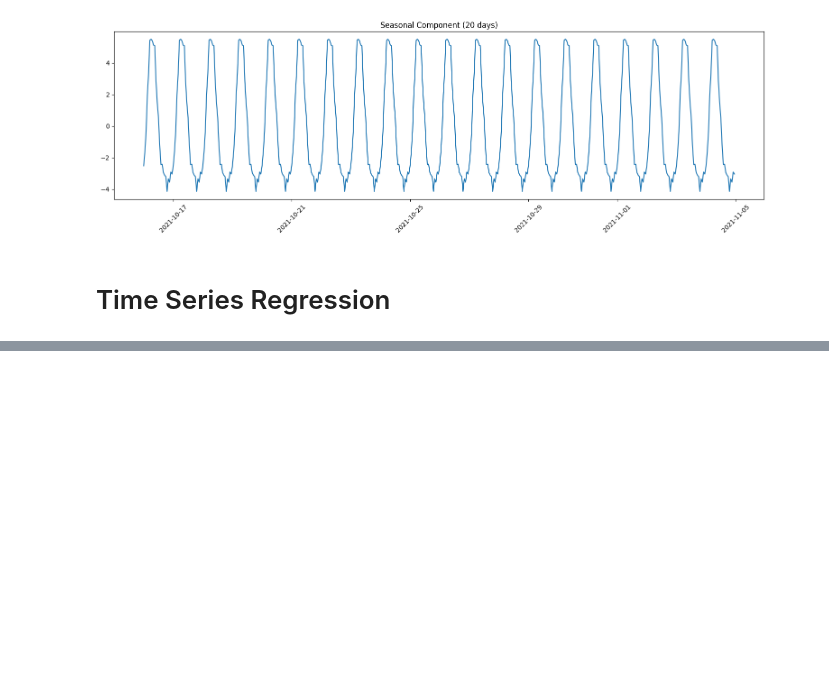
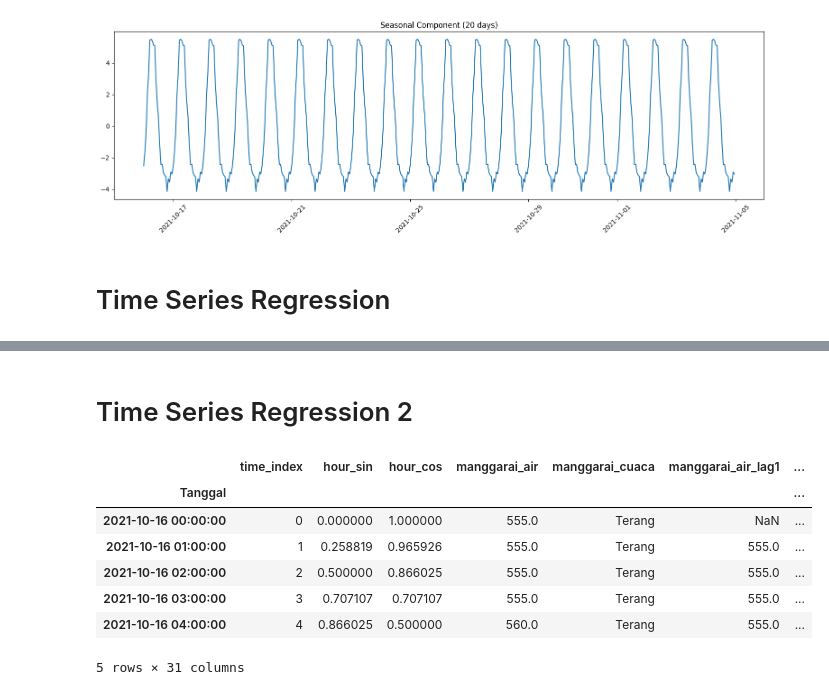
Before and after one commit to elvano22/Pintu-Air, a Jupyter notebook: 02 Data Preperation.ipynb, the cells around one changed output, grey strips where cells are left out. Cells and saved outputs as stored; diff of their text form; code cells hidden in the pictures; blank space fills up the shorter version.

```diff
--- a/02 Data Preperation.ipynb
+++ b/02 Data Preperation.ipynb
@@ -519,0 +478,2 @@ for station, features in weather_categories.items():
+# %% [markdown]
+# Time Series Regression 2
@@ -519,0 +482,40 @@ for station, features in weather_categories.items():
+# %%
+def create_lag(df, col, lags, output_list):
+    for i in lags:
+        if(i==0):
+            air_lag = df[f'{col} (air)'].shift(i).to_frame(f'{col.lower()}_air')
+            cuaca_lag = df[f'{col} (cuaca)'].shift(i).to_frame(f'{col.lower()}_cuaca')
+        else:
+            air_lag = df[f'{col} (air)'].shift(i).to_frame(f'{col.lower()}_air_lag{i}')
+            cuaca_lag = df[f'{col} (cuaca)'].shift(i).to_frame(f'{col.lower()}_cuaca_lag{i}')
+
+        output_list.append(air_lag)
+        output_list.append(cuaca_lag)
+
+    return output_list
+# %%
+df_reg = pd.DataFrame(index=df_final_cleaned.index)
+
+df_reg['time_index'] = np.arange(len(df_final_cleaned))
+# Daily Seasonality (based on the hour of the day)
+df_reg['hour_sin'] = np.sin(2 * np.pi * df_reg.index.hour / 24)
+df_reg['hour_cos'] = np.cos(2 * np.pi * df_reg.index.hour / 24)
+
+# Create all lags
+dfs_list = []
+dfs_list = create_lag(df_final_cleaned, 'Manggarai', range(0, 7), dfs_list)
+dfs_list = create_lag(df_final_cleaned, 'Depok', range(6, 10), dfs_list)
+dfs_list = create_lag(df_final_cleaned, 'Katulampa', range(11, 14), dfs_list)
+
+# Combine everything at once
+df_reg = pd.concat([df_reg] + dfs_list, axis=1)
+df_reg.head()
+# %% [output]
+|  | time_index | hour_sin | hour_cos | manggarai_air | manggarai_cuaca | manggarai_air_lag1 | ... |
+| Tanggal |  |  |  |  |  |  | ... |
+| 2021-10-16 00:00:00 | 0 | 0.000000 | 1.000000 | 555.0 | Terang | NaN | ... |
+| 2021-10-16 01:00:00 | 1 | 0.258819 | 0.965926 | 555.0 | Terang | 555.0 | ... |
+| 2021-10-16 02:00:00 | 2 | 0.500000 | 0.866025 | 555.0 | Terang | 555.0 | ... |
+| 2021-10-16 03:00:00 | 3 | 0.707107 | 0.707107 | 555.0 | Terang | 555.0 | ... |
+| 2021-10-16 04:00:00 | 4 | 0.866025 | 0.500000 | 560.0 | Terang | 555.0 | ... |
+5 rows × 31 columns
```
Also changed, not shown: parts of 22 cells of this notebook, 7 other files.
